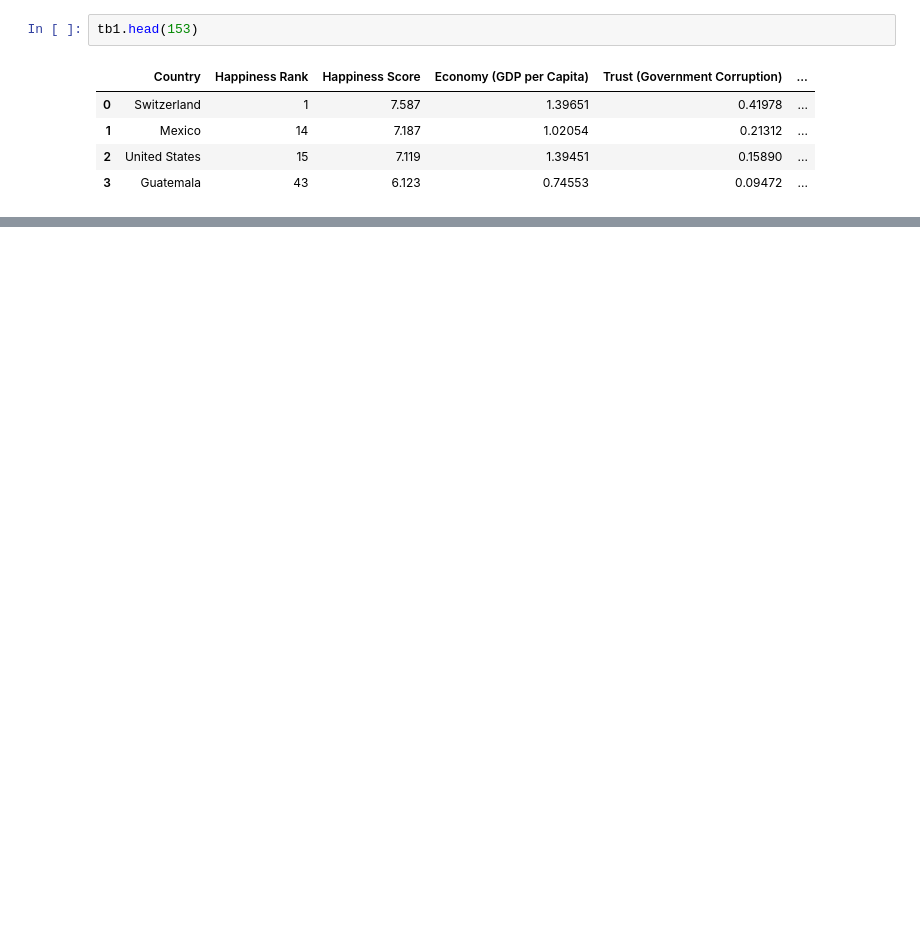
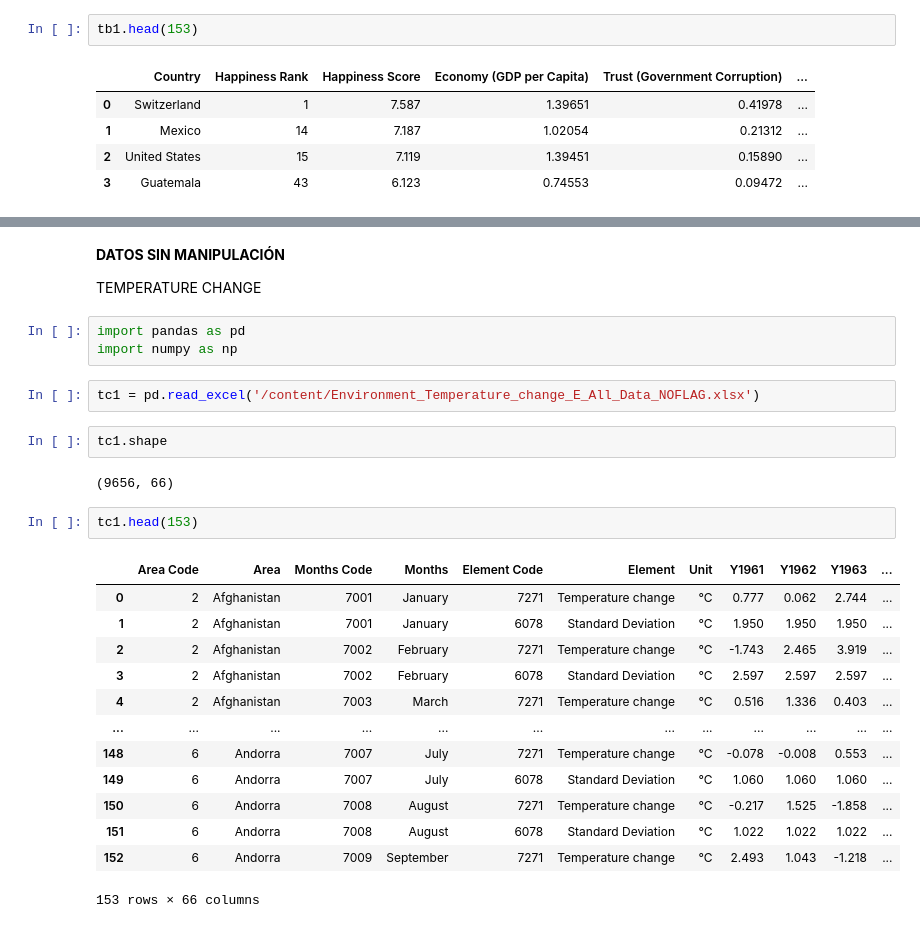
Before and after one commit to paolaim/miner-a-, a Jupyter notebook: Ej_Limpieza_Equipo7.ipynb, the cells around one changed output, grey strips where cells are left out. Cells and saved outputs as stored; diff of their text form; blank space fills up the shorter version.

```diff
--- a/Ej_Limpieza_Equipo7.ipynb
+++ b/Ej_Limpieza_Equipo7.ipynb
@@ -124,3 +130,32 @@ tb1.corr()
 | Score.1 | -0.777832 | 0.764767 | 0.510958 | 0.986359 | -0.070054 | ... |
 | Logged GDP per capita | -0.854569 | 0.870060 | 0.497652 | 0.703627 | 0.478346 | ... |
 | Perceptions of corruption.1 | 0.682570 | -0.661368 | -0.495396 | -0.965860 | 0.269170 | ... |
+# %% [markdown]
+**DATOS SIN MANIPULACIÓN**
+
+TEMPERATURE CHANGE
+# %%
+import pandas as pd
+import numpy as np
+# %%
+tc1 = pd.read_excel('/content/Environment_Temperature_change_E_All_Data_NOFLAG.xlsx')
+# %%
+tc1.shape
+# %% [output]
+(9656, 66)
+# %%
+tc1.head(153)
+# %% [output]
+|  | Area Code | Area | Months Code | Months | Element Code | Element | Unit | Y1961 | Y1962 | Y1963 | ... |
+| 0 | 2 | Afghanistan | 7001 | January | 7271 | Temperature change | °C | 0.777 | 0.062 | 2.744 | ... |
+| 1 | 2 | Afghanistan | 7001 | January | 6078 | Standard Deviation | °C | 1.950 | 1.950 | 1.950 | ... |
+| 2 | 2 | Afghanistan | 7002 | February | 7271 | Temperature change | °C | -1.743 | 2.465 | 3.919 | ... |
+| 3 | 2 | Afghanistan | 7002 | February | 6078 | Standard Deviation | °C | 2.597 | 2.597 | 2.597 | ... |
+| 4 | 2 | Afghanistan | 7003 | March | 7271 | Temperature change | °C | 0.516 | 1.336 | 0.403 | ... |
+| ... | ... | ... | ... | ... | ... | ... | ... | ... | ... | ... | ... |
+| 148 | 6 | Andorra | 7007 | July | 7271 | Temperature change | °C | -0.078 | -0.008 | 0.553 | ... |
+| 149 | 6 | Andorra | 7007 | July | 6078 | Standard Deviation | °C | 1.060 | 1.060 | 1.060 | ... |
+| 150 | 6 | Andorra | 7008 | August | 7271 | Temperature change | °C | -0.217 | 1.525 | -1.858 | ... |
+| 151 | 6 | Andorra | 7008 | August | 6078 | Standard Deviation | °C | 1.022 | 1.022 | 1.022 | ... |
+| 152 | 6 | Andorra | 7009 | September | 7271 | Temperature change | °C | 2.493 | 1.043 | -1.218 | ... |
+153 rows × 66 columns
```
Also changed, not shown: parts of 10 cells of this notebook.
